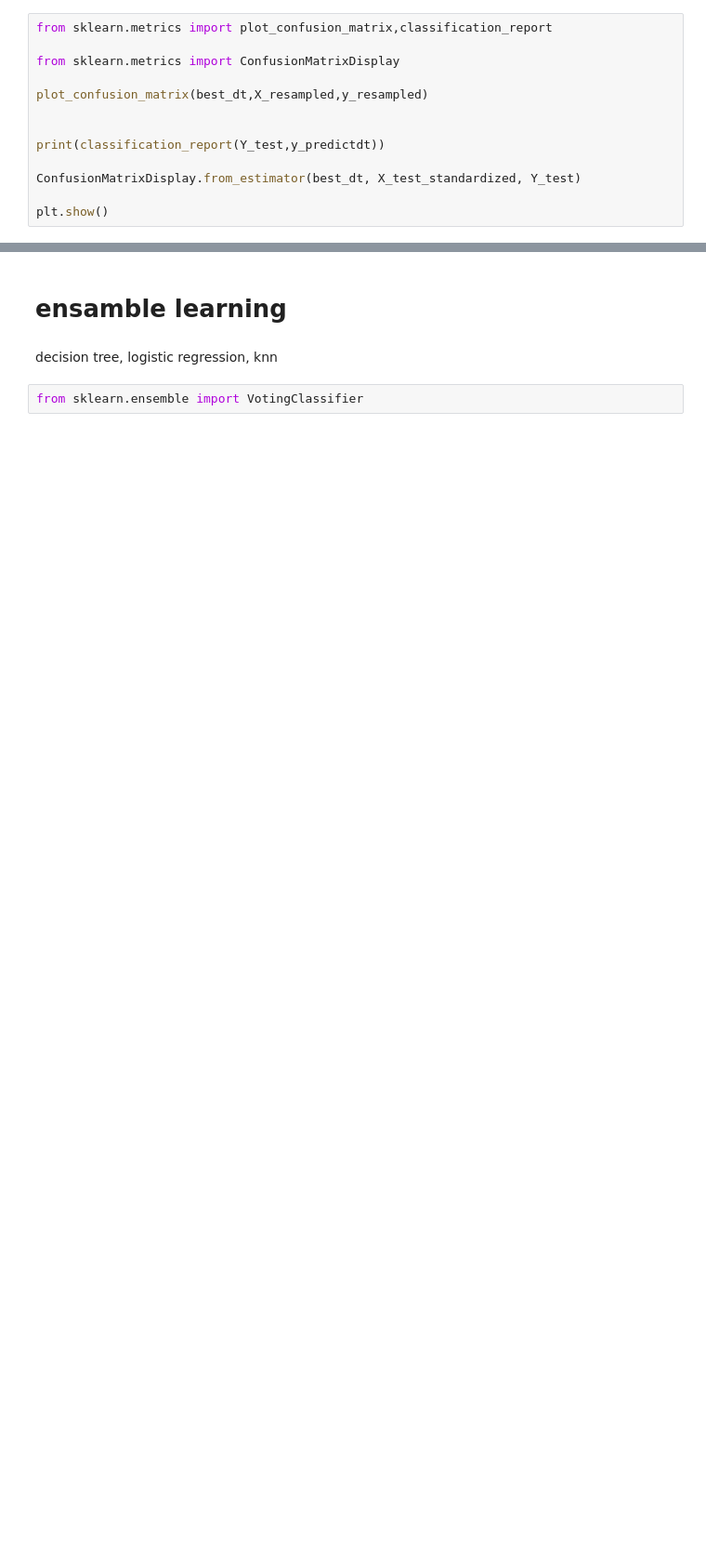
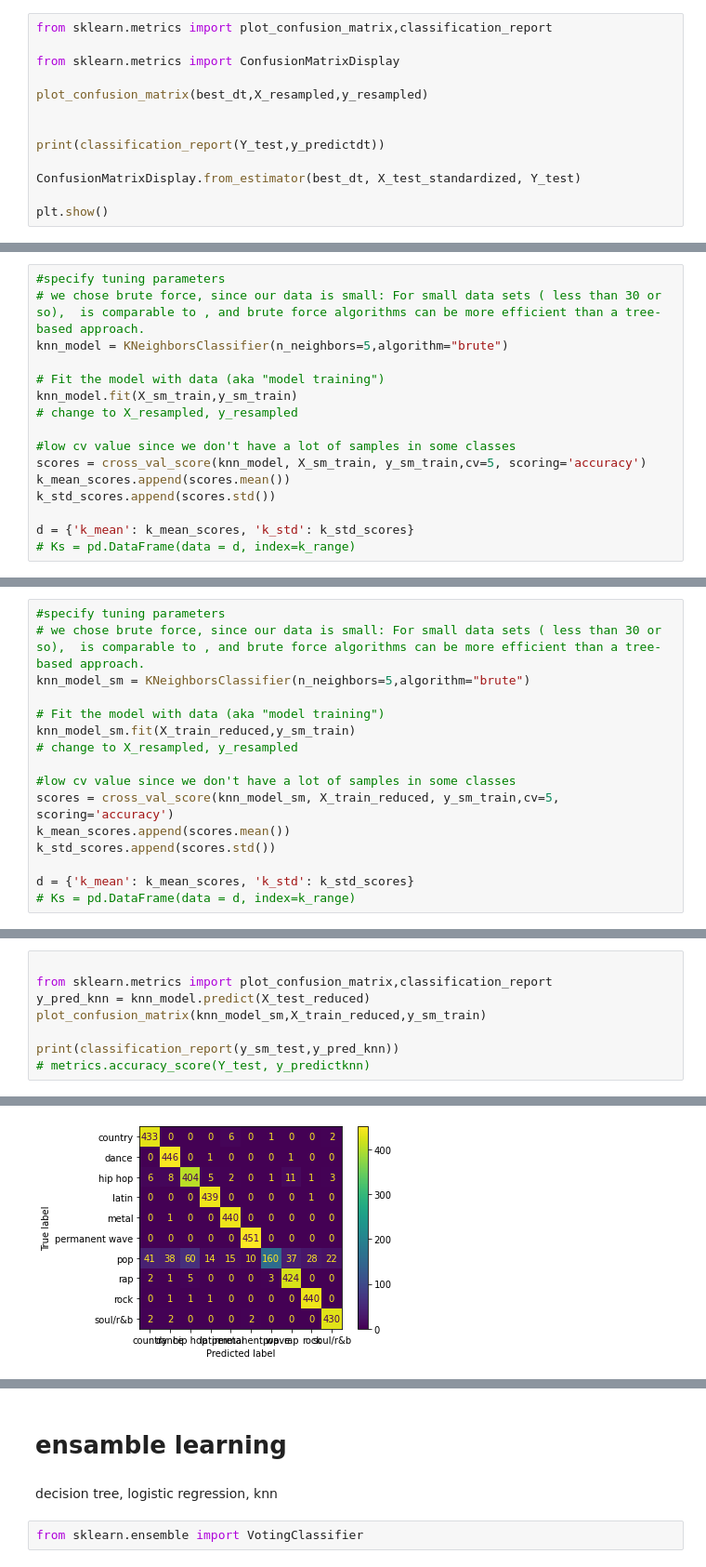
Before and after one commit to BabyBlue555/firstYear_semB_project, a Jupyter notebook: genre_classification.ipynb, the cells around one changed output, grey strips where cells are left out. Shown at 93% size. Saved outputs shown, nothing was run; the diff lists cells and outputs as text; blank space fills up the shorter version.

```diff
--- a/genre_classification.ipynb
+++ b/genre_classification.ipynb
@@ -1617,0 +1633,16 @@ plt.show()
+# %%
+#specify tuning parameters
+# we chose brute force, since our data is small: For small data sets ( less than 30 or so),  is comparable to , and brute force algorithms can be more efficient than a tree-based approach.
+knn_model = KNeighborsClassifier(n_neighbors=5,algorithm="brute")
+
+# Fit the model with data (aka "model training")
+knn_model.fit(X_sm_train,y_sm_train)
+# change to X_resampled, y_resampled
+
+#low cv value since we don't have a lot of samples in some classes
+scores = cross_val_score(knn_model, X_sm_train, y_sm_train,cv=5, scoring='accuracy')
+k_mean_scores.append(scores.mean())
+k_std_scores.append(scores.std())
+
+d = {'k_mean': k_mean_scores, 'k_std': k_std_scores}
+# Ks = pd.DataFrame(data = d, index=k_range)
@@ -1617,0 +1655,16 @@ plt.show()
+# %%
+#specify tuning parameters
+# we chose brute force, since our data is small: For small data sets ( less than 30 or so),  is comparable to , and brute force algorithms can be more efficient than a tree-based approach.
+knn_model_sm = KNeighborsClassifier(n_neighbors=5,algorithm="brute")
+
+# Fit the model with data (aka "model training")
+knn_model_sm.fit(X_train_reduced,y_sm_train)
+# change to X_resampled, y_resampled
+
+#low cv value since we don't have a lot of samples in some classes
+scores = cross_val_score(knn_model_sm, X_train_reduced, y_sm_train,cv=5, scoring='accuracy')
+k_mean_scores.append(scores.mean())
+k_std_scores.append(scores.std())
+
+d = {'k_mean': k_mean_scores, 'k_std': k_std_scores}
+# Ks = pd.DataFrame(data = d, index=k_range)
@@ -1617,0 +1685,9 @@ plt.show()
+# %%
+
+from sklearn.metrics import plot_confusion_matrix,classification_report
+y_pred_knn = knn_model.predict(X_test_reduced)
+plot_confusion_matrix(knn_model_sm,X_train_reduced,y_sm_train)
+
+print(classification_report(y_sm_test,y_pred_knn))
+# metrics.accuracy_score(Y_test, y_predictknn)
+# %% [output]
@@ -1617,0 +1710 @@ plt.show()
+[figure, added]
```
Also changed, not shown: parts of 164 cells of this notebook.
